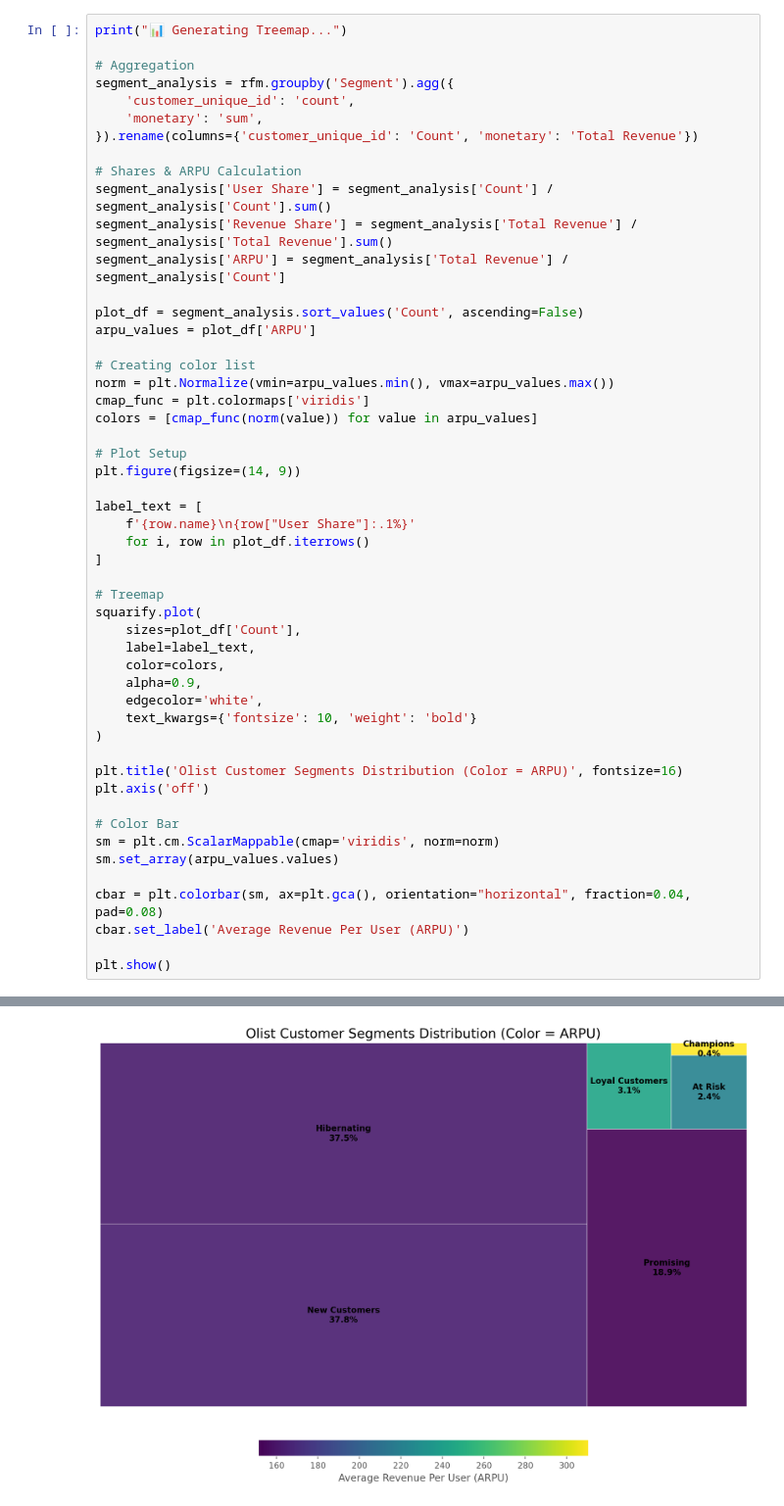
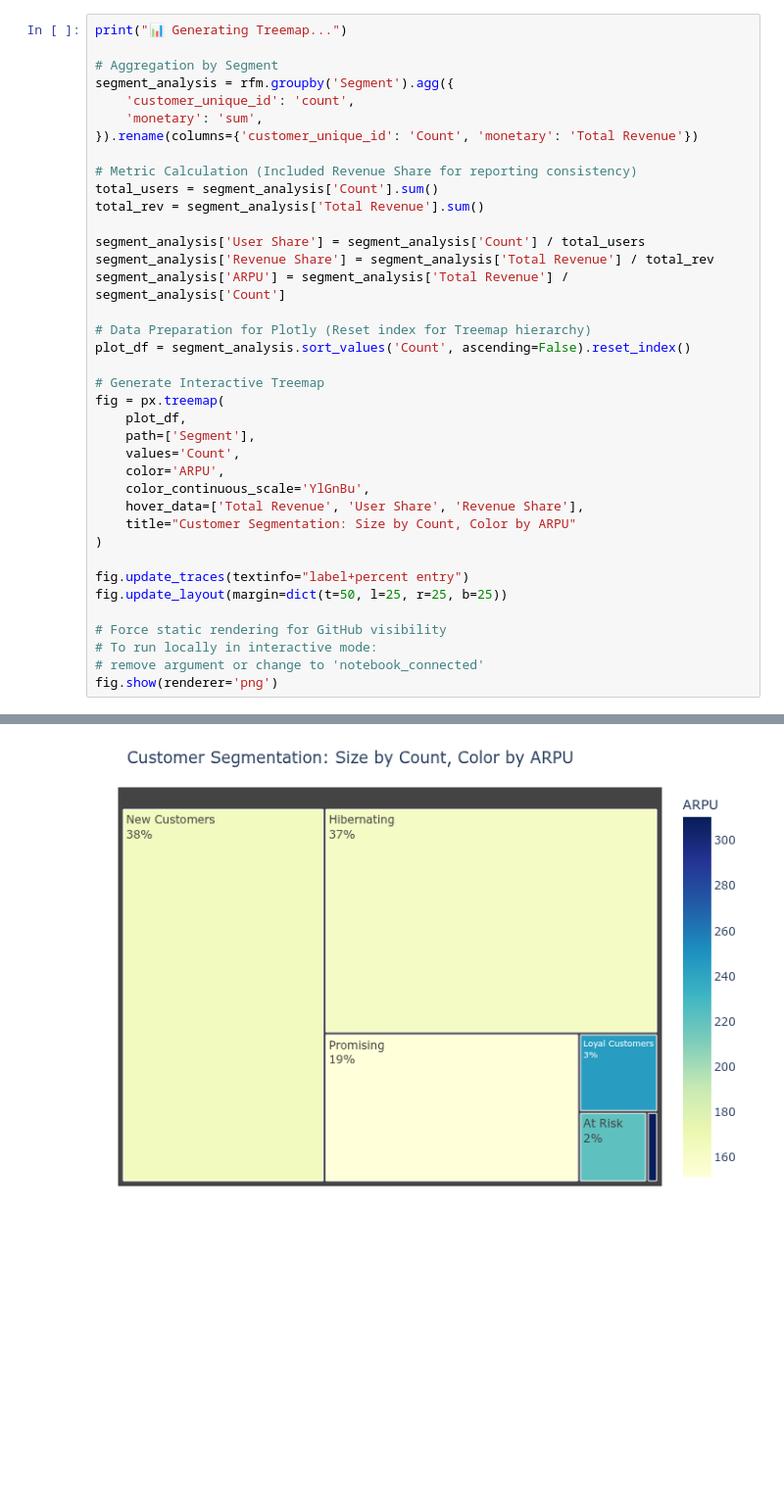
Before and after one commit to tikhont/olist-ecommerce, a Jupyter notebook: notebooks/04_RFM_Segmentation.ipynb, the cells around one changed output, grey strips where cells are left out. Shown at 98% size. Cells and saved outputs as stored; diff of their text form; blank space fills up the shorter version.

Commit message:
Comprehensive project cleanup: standardized environment setup and modernized RFM analytical pipeline.

```diff
--- a/notebooks/04_RFM_Segmentation.ipynb
+++ b/notebooks/04_RFM_Segmentation.ipynb
@@ -82,55 +83,42 @@ rfm.head()
 # %%
 print("📊 Generating Treemap...")
 
-# Aggregation
+# Aggregation by Segment
 segment_analysis = rfm.groupby('Segment').agg({
     'customer_unique_id': 'count',
     'monetary': 'sum',
 }).rename(columns={'customer_unique_id': 'Count', 'monetary': 'Total Revenue'})
 
-# Shares & ARPU Calculation
-segment_analysis['User Share'] = segment_analysis['Count'] / segment_analysis['Count'].sum()
-segment_analysis['Revenue Share'] = segment_analysis['Total Revenue'] / segment_analysis['Total Revenue'].sum()
+# Metric Calculation (Included Revenue Share for reporting consistency)
+total_users = segment_analysis['Count'].sum()
+total_rev = segment_analysis['Total Revenue'].sum()
+
+segment_analysis['User Share'] = segment_analysis['Count'] / total_users
+segment_analysis['Revenue Share'] = segment_analysis['Total Revenue'] / total_rev
 segment_analysis['ARPU'] = segment_analysis['Total Revenue'] / segment_analysis['Count']
 
-plot_df = segment_analysis.sort_values('Count', ascending=False)
-arpu_values = plot_df['ARPU']
+# Data Preparation for Plotly (Reset index for Treemap hierarchy)
+plot_df = segment_analysis.sort_values('Count', ascending=False).reset_index()
 
-# Creating color list
-norm = plt.Normalize(vmin=arpu_values.min(), vmax=arpu_values.max())
-cmap_func = plt.colormaps['viridis']
-colors = [cmap_func(norm(value)) for value in arpu_values]
-
-# Plot Setup
-plt.figure(figsize=(14, 9))
-
-label_text = [
-    f'{row.name}\n{row["User Share"]:.1%}'
-    for i, row in plot_df.iterrows()
-]
-
-# Treemap
-squarify.plot(
-    sizes=plot_df['Count'],
-    label=label_text,
-    color=colors,
-    alpha=0.9,
-    edgecolor='white',
-    text_kwargs={'fontsize': 10, 'weight': 'bold'}
+# Generate Interactive Treemap
+fig = px.treemap(
+    plot_df,
+    path=['Segment'],
+    values='Count',
+    color='ARPU',
+    color_continuous_scale='YlGnBu',
+    hover_data=['Total Revenue', 'User Share', 'Revenue Share'],
+    title="Customer Segmentation: Size by Count, Color by ARPU"
 )
 
-plt.title('Olist Customer Segments Distribution (Color = ARPU)', fontsize=16)
-plt.axis('off')
+fig.update_traces(textinfo="label+percent entry")
+fig.update_layout(margin=dict(t=50, l=25, r=25, b=25))
 
-# Color Bar
-sm = plt.cm.ScalarMappable(cmap='viridis', norm=norm)
-sm.set_array(arpu_values.values)
-
-cbar = plt.colorbar(sm, ax=plt.gca(), orientation="horizontal", fraction=0.04, pad=0.08)
-cbar.set_label('Average Revenue Per User (ARPU)')
-
-plt.show()
+# Force static rendering for GitHub visibility
+# To run locally in interactive mode:
+# remove argument or change to 'notebook_connected'
+fig.show(renderer='png')
 # %% [output]
 📊 Generating Treemap...
-[figure, old version]
+[figure, new version]
 # %%
```
Also changed, not shown: parts of 3 cells of this notebook, 4 other files.
